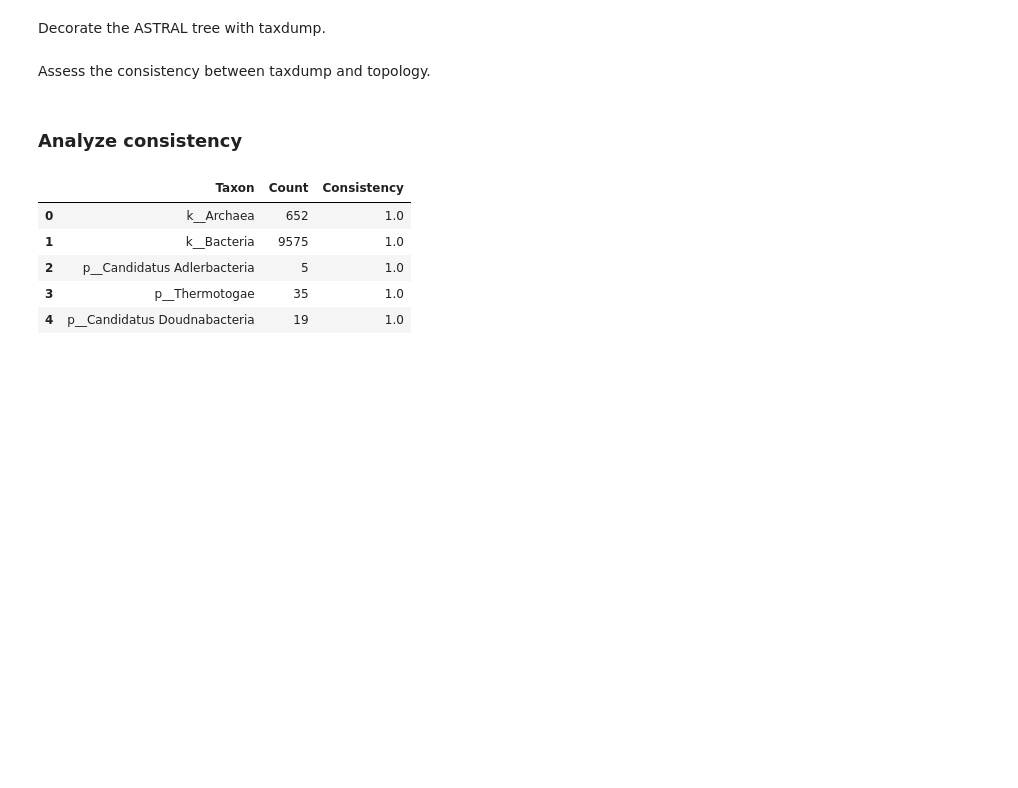
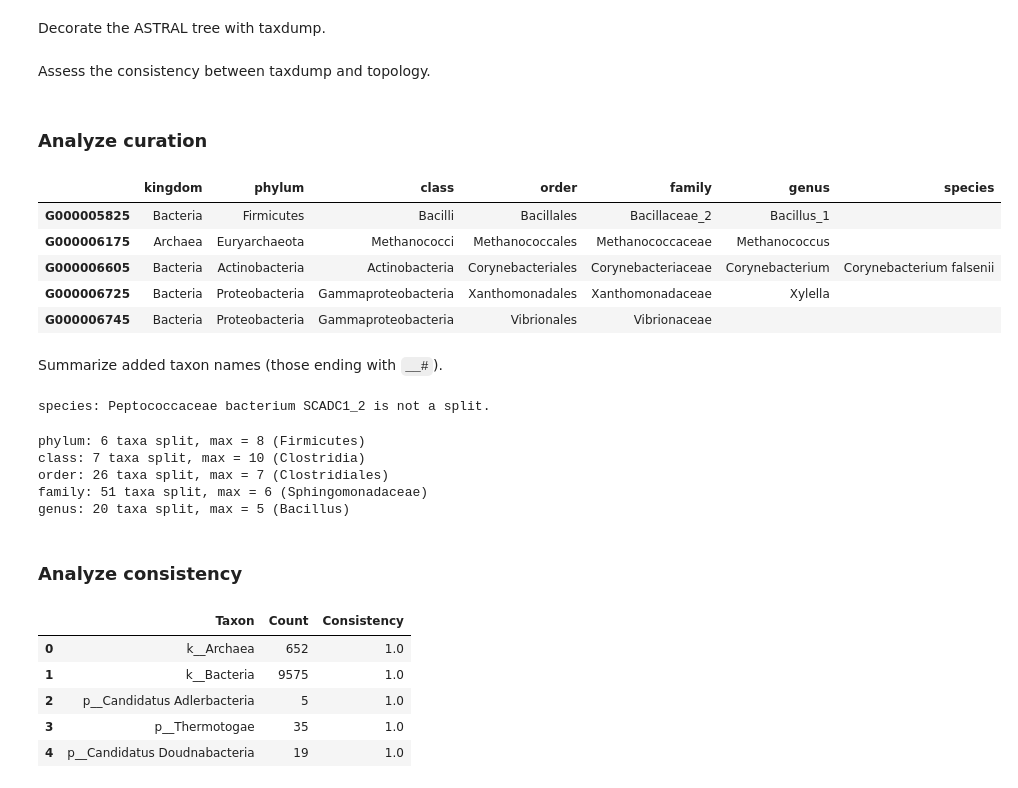
Before and after one commit to qiyunzhu/WGS-HGT, a Jupyter notebook: horizomer/ipynb/tax2tree.ipynb, the cells around one changed output. Cells and saved outputs as stored; diff of their text form; code cells hidden in the pictures; blank space fills up the shorter version.

```diff
--- a/horizomer/ipynb/tax2tree.ipynb
+++ b/horizomer/ipynb/tax2tree.ipynb
@@ -50,0 +72,2 @@ Assess the consistency between taxdump and topology.
+# %% [markdown]
+### Analyze curation
@@ -50,0 +79,17 @@ Assess the consistency between taxdump and topology.
+# %%
+gid2ranks = {}
+with open('%s.%s.curated_taxonomy.txt' % (treId, taxId), 'r') as f:
+    for line in f:
+        gid, lineage = line.rstrip('\r\n').split('\t')
+        gid2ranks[gid] = dict(zip(ranks, [x.split('__')[1] for x in lineage.split('; ')]))
+# %%
+df = pd.DataFrame.from_dict(gid2ranks, orient='index')
+df = df.loc[sorted(gid2ranks, key=lambda x: int(x[1:]))]
+df.head()
+# %% [output]
+|  | kingdom | phylum | class | order | family | genus | species |
+| G000005825 | Bacteria | Firmicutes | Bacilli | Bacillales | Bacillaceae_2 | Bacillus_1 |  |
+| G000006175 | Archaea | Euryarchaeota | Methanococci | Methanococcales | Methanococcaceae | Methanococcus |  |
+| G000006605 | Bacteria | Actinobacteria | Actinobacteria | Corynebacteriales | Corynebacteriaceae | Corynebacterium | Corynebacterium falsenii |
+| G000006725 | Bacteria | Proteobacteria | Gammaproteobacteria | Xanthomonadales | Xanthomonadaceae | Xylella |  |
+| G000006745 | Bacteria | Proteobacteria | Gammaproteobacteria | Vibrionales | Vibrionaceae |  |  |
@@ -51,3 +98,45 @@ Assess the consistency between taxdump and topology.
+# %% [markdown]
+Summarize added taxon names (those ending with `__#`).
+# %%
+rank2splits = {}
+for rank in ranks:
+    rank2splits[rank] = {}
+    names = set(df[rank].tolist())
+    split_names = {}
+    for name in names:
+        x = name.split('_')
+        if len(x) > 1 and x[-1].isdigit():
+            ori_name = '_'.join(x[:-1])
+            if ori_name in split_names:
+                split_names[ori_name].append(int(x[-1]))
+            else:
+                split_names[ori_name] = [int(x[-1])]
+
+    for name in sorted(split_names):
+        indices = split_names[name]
+        # check if the indices are incremental integers
+        if sorted(indices) != list(range(1, max(indices) + 1)):
+            print('%s: %s is not a split.' % (rank, name))
+            continue
+        rank2splits[rank][name] = len(indices)
+# %% [output]
+species: Peptococcaceae bacterium SCADC1_2 is not a split.
+# %%
+with open('%s.%s.split_taxa.txt' % (treId, taxId), 'w') as f:
+    for rank in ranks:
+        d = rank2splits[rank]
+        if len(d) > 0:
+            max_name = max(d.keys(), key=(lambda k: d[k]))
+            print('%s: %d taxa split, max = %s (%s)'
+                  % (rank, len(d), d[max_name], max_name))
+            for name in sorted(d):
+                f.write('%s\t%s\t%d\n' % (rank, name, d[name]))
+# %% [output]
+phylum: 6 taxa split, max = 8 (Firmicutes)
+class: 7 taxa split, max = 10 (Clostridia)
+order: 26 taxa split, max = 7 (Clostridiales)
+family: 51 taxa split, max = 6 (Sphingomonadaceae)
+genus: 20 taxa split, max = 5 (Bacillus)
 # %% [markdown]
 ### Analyze consistency
 # %%
```
Also changed, not shown: parts of 39 cells of this notebook.
